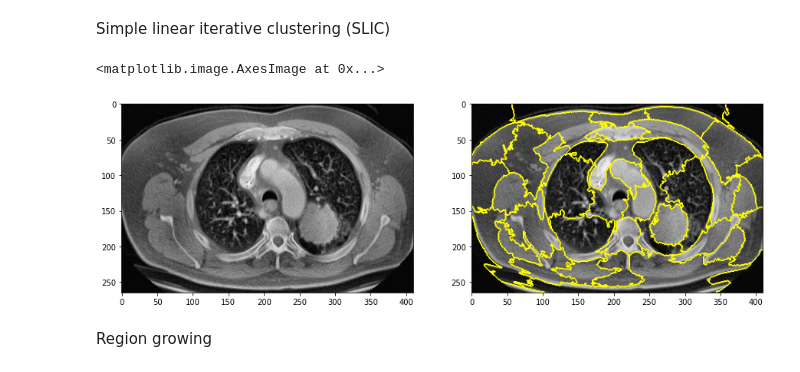
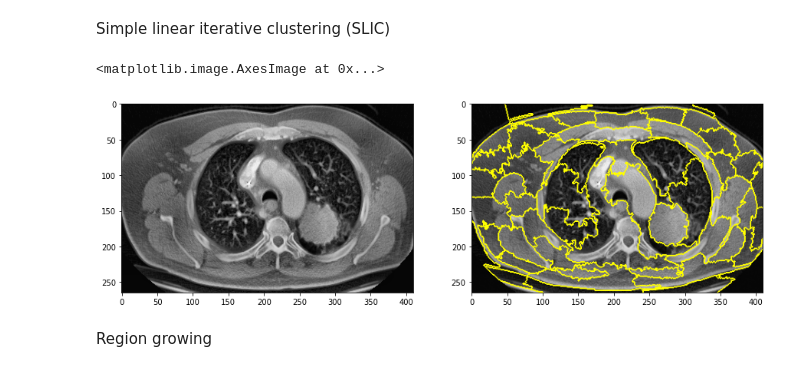
Before and after one commit to MulArt/Medical_Imaging, a Jupyter notebook: CT-SCAN/Segmentation/Segmentation.ipynb, the cells around one changed output. Cells and saved outputs as stored; diff of their text form; code cells hidden in the pictures.

```diff
--- a/CT-SCAN/Segmentation/Segmentation.ipynb
+++ b/CT-SCAN/Segmentation/Segmentation.ipynb
@@ -56,23 +56,23 @@ Simple linear iterative clustering (SLIC)
 # %%
 from skimage.segmentation import slic, mark_boundaries
 import cv2
 import matplotlib.pyplot as plt
 
 # On ouvre l'image "Cancer"
 img=cv2.imread("Cancer_enh.png",0)/255
 
 # On applique le SLIC
-img_segments = slic(img, n_segments=50,compactness=0.1)
+img_segments = slic(img,compactness=0.05)
 
 # On affiche les images
 plt.figure(figsize=(15, 15))
 plt.subplot(1, 2, 1)
 plt.imshow(img, cmap='gray')
 plt.subplot(1, 2, 2)
 plt.imshow(mark_boundaries(img, img_segments))
 # %% [output]
 <matplotlib.image.AxesImage at 0x...>
-[figure, old version]
+[figure, new version]
 # %% [markdown]
 Region growing
 # %%
```
Also changed, not shown: 2 other files.
